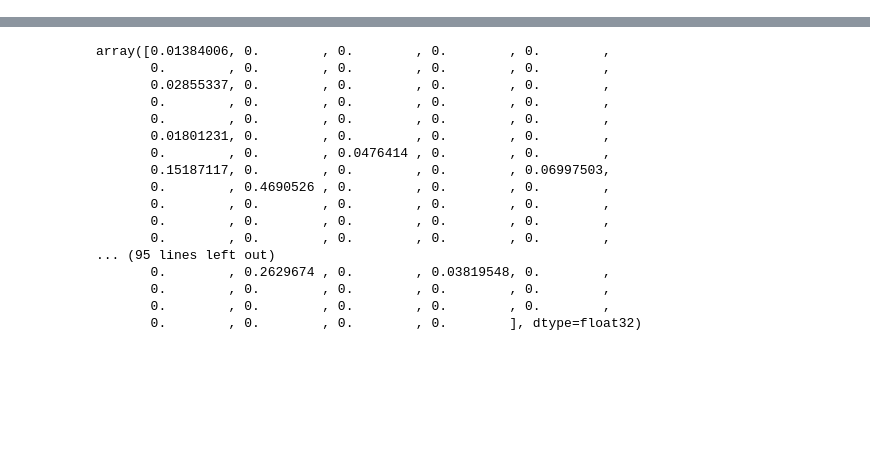
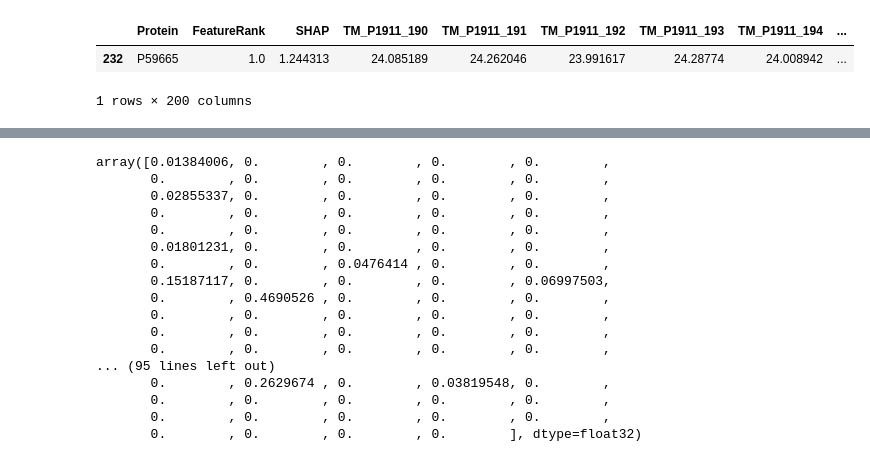
Before and after one commit to InfectionMedicineProteomics/DPKS, a Jupyter notebook: notebooks/classifier.ipynb, the cells around one changed output, grey strips where cells are left out. Saved outputs shown, nothing was run; the diff lists cells and outputs as text; code cells hidden in the pictures; blank space fills up the shorter version.

```diff
--- a/notebooks/classifier.ipynb
+++ b/notebooks/classifier.ipynb
@@ -51,3 +49,10 @@ ntree_limit is deprecated, use `iteration_range` or model slicing instead.
+# %%
+df = quantified_data.to_df()
+df[df['Protein'] == 'P59665']
+# %% [output]
+|  | Protein | FeatureRank | SHAP | TM_P1911_190 | TM_P1911_191 | TM_P1911_192 | TM_P1911_193 | TM_P1911_194 | ... |
+| 232 | P59665 | 1.0 | 1.244313 | 24.085189 | 24.262046 | 23.991617 | 24.28774 | 24.008942 | ... |
+1 rows × 200 columns
 # %%
 from sklearn.preprocessing import LabelEncoder, StandardScaler
 import numpy as np
```
Also changed, not shown: parts of 4 cells of this notebook, 2 other files.
